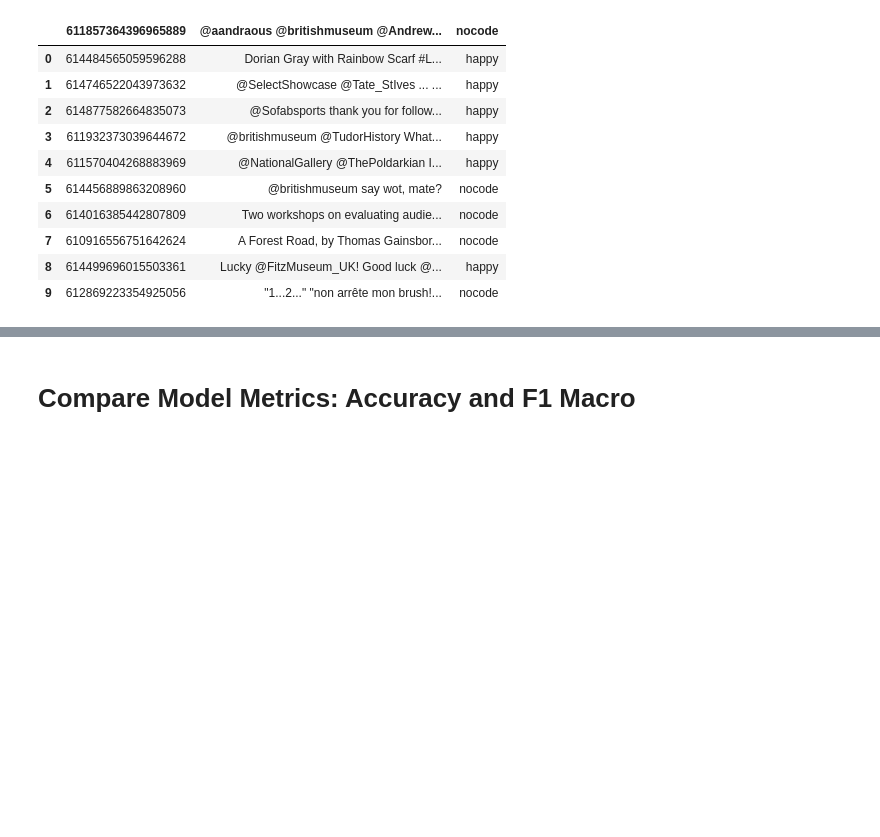
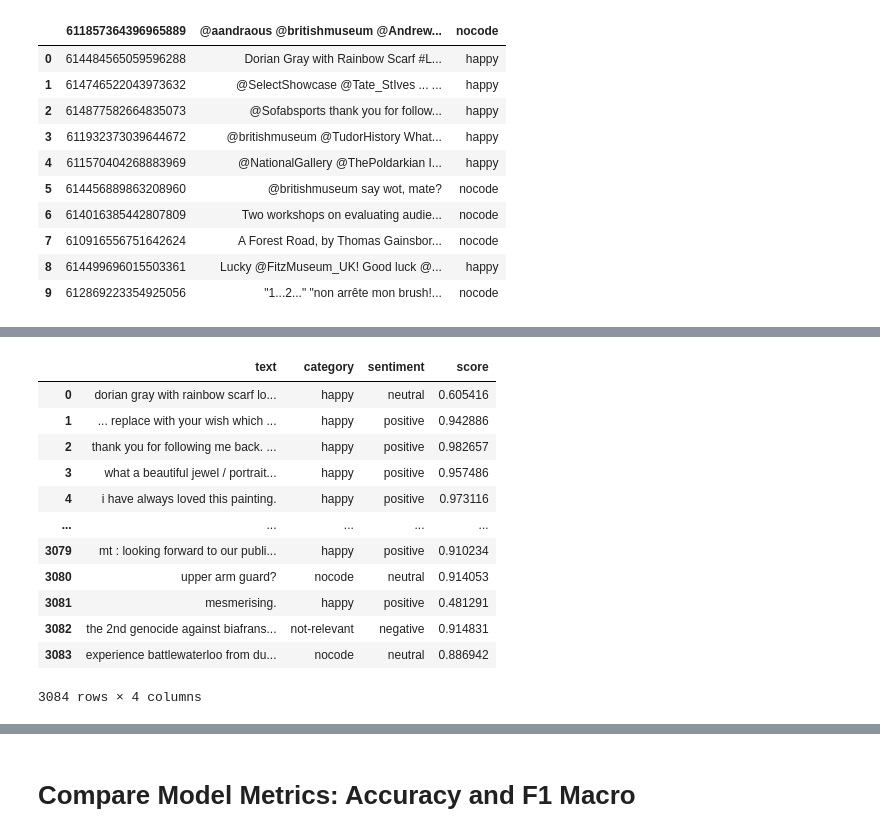
Before and after one commit to Priti0427/Sentiment-analysis-using-Hugging-Face-Transformer, a Jupyter notebook: Sentiment_Analysis.ipynb, the cells around one changed output, grey strips where cells are left out. Drawn from its saved outputs; the diff is of its cells as text; code cells hidden in the pictures; blank space fills up the shorter version.

```diff
--- a/Sentiment_Analysis.ipynb
+++ b/Sentiment_Analysis.ipynb
@@ -340,0 +243,16 @@ Confusion matrix (rows=true, cols=pred):
+# %%
+roberta_data
+# %% [output]
+|  | text | category | sentiment | score |
+| 0 | dorian gray with rainbow scarf lo... | happy | neutral | 0.605416 |
+| 1 | ... replace with your wish which ... | happy | positive | 0.942886 |
+| 2 | thank you for following me back. ... | happy | positive | 0.982657 |
+| 3 | what a beautiful jewel / portrait... | happy | positive | 0.957486 |
+| 4 | i have always loved this painting. | happy | positive | 0.973116 |
+| ... | ... | ... | ... | ... |
+| 3079 | mt : looking forward to our publi... | happy | positive | 0.910234 |
+| 3080 | upper arm guard? | nocode | neutral | 0.914053 |
+| 3081 | mesmerising. | happy | positive | 0.481291 |
+| 3082 | the 2nd genocide against biafrans... | not-relevant | negative | 0.914831 |
+| 3083 | experience battlewaterloo from du... | nocode | neutral | 0.886942 |
+3084 rows × 4 columns
```
Also changed, not shown: parts of 49 cells of this notebook.
